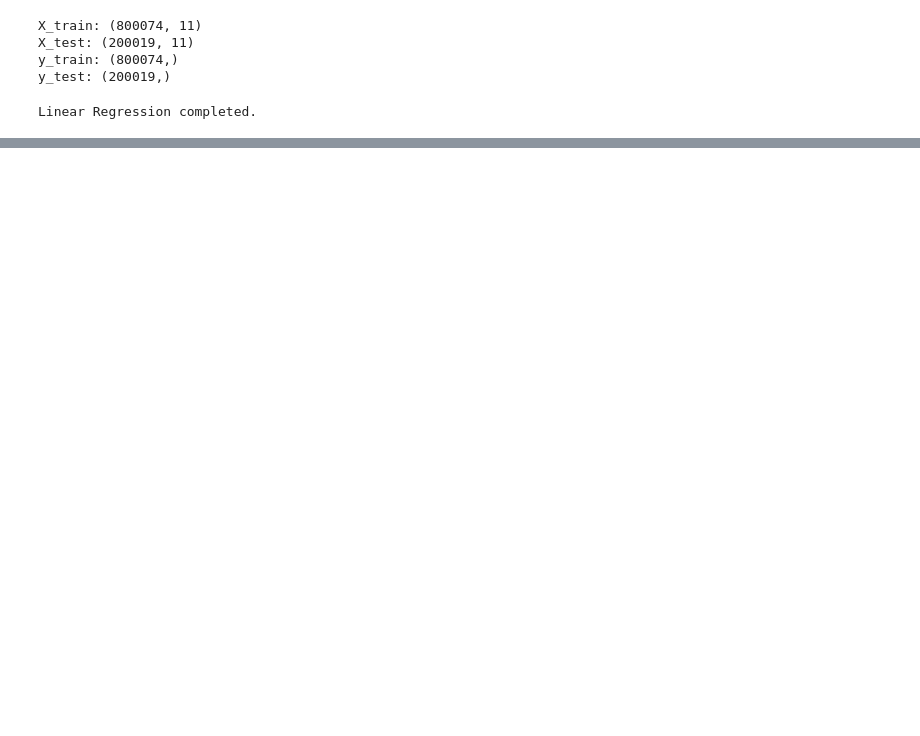
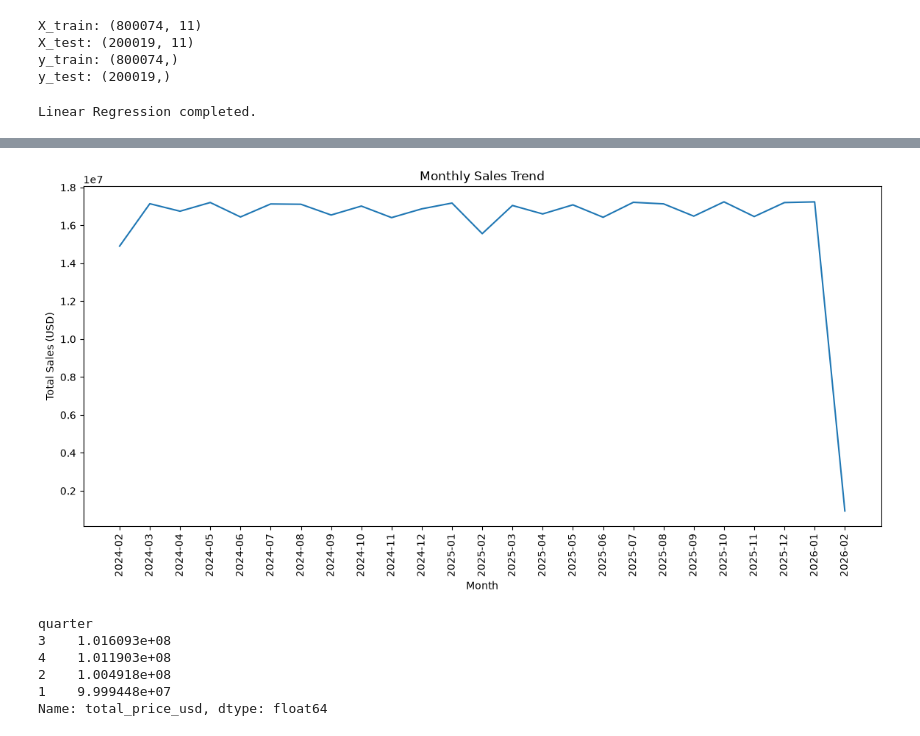
Before and after one commit to aizazhamza/Ecommerce_dataset, a Jupyter notebook: ecommerce_2.ipynb, the cells around one changed output, grey strips where cells are left out. Cells and saved outputs as stored; diff of their text form; code cells hidden in the pictures; blank space fills up the shorter version.

```diff
--- a/ecommerce_2.ipynb
+++ b/ecommerce_2.ipynb
@@ -205,0 +301,42 @@ print("Random Forest completed.")
+# %%
+monthly_sales = (
+    df.groupby(["order_year", "order_month"])["total_price_usd"]
+      .sum()
+      .reset_index()
+)
+
+monthly_sales["period"] = (
+    monthly_sales["order_year"].astype(str)
+    + "-"
+    + monthly_sales["order_month"].astype(str).str.zfill(2)
+)
+
+plt.figure(figsize=(14, 6))
+
+plt.plot(
+    monthly_sales["period"],
+    monthly_sales["total_price_usd"]
+)
+
+plt.title("Monthly Sales Trend")
+plt.xlabel("Month")
+plt.ylabel("Total Sales (USD)")
+plt.xticks(rotation=90)
+plt.show()
+# %% [output]
+[figure, added]
+# %%
+quarterly_sales = (
+    df.groupby("quarter")["total_price_usd"]
+      .sum()
+      .sort_values(ascending=False)
+)
+
+print(quarterly_sales)
+# %% [output]
+quarter
+3    1.016093e+08
+4    1.011903e+08
+2    1.004918e+08
+1    9.999448e+07
+Name: total_price_usd, dtype: float64
```
Also changed, not shown: parts of 18 cells of this notebook.
